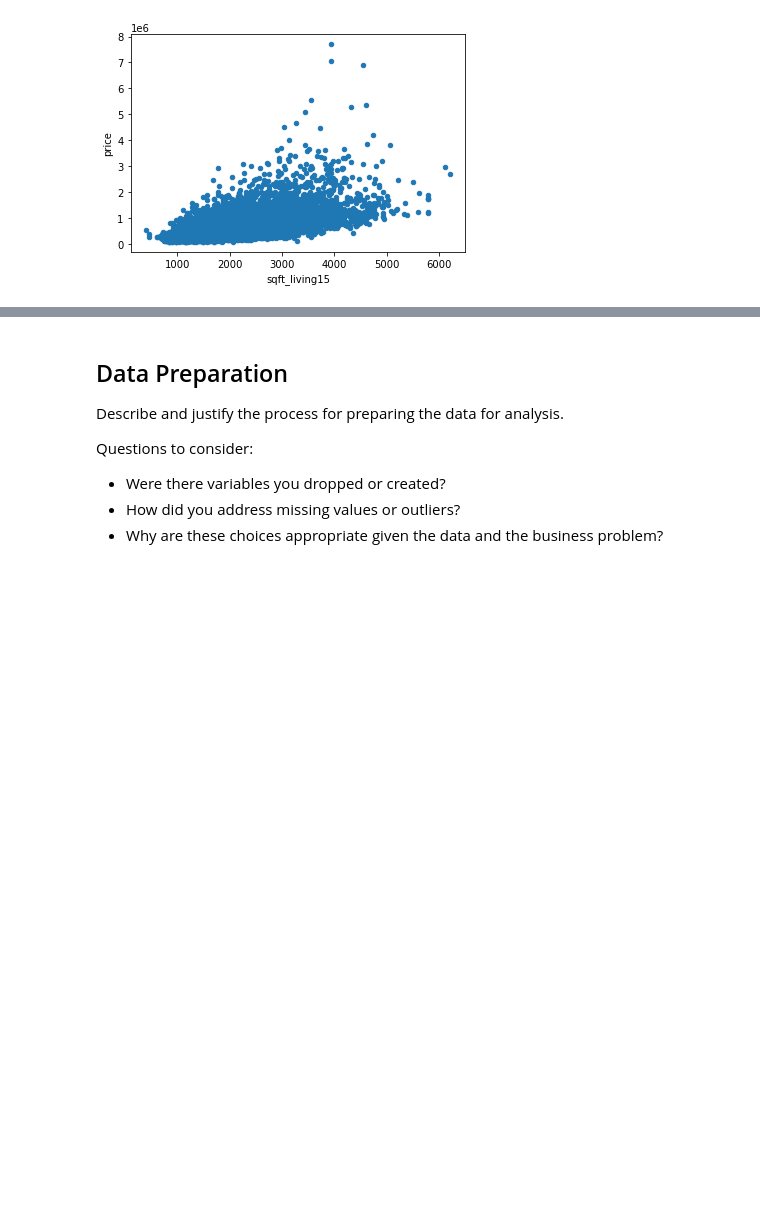
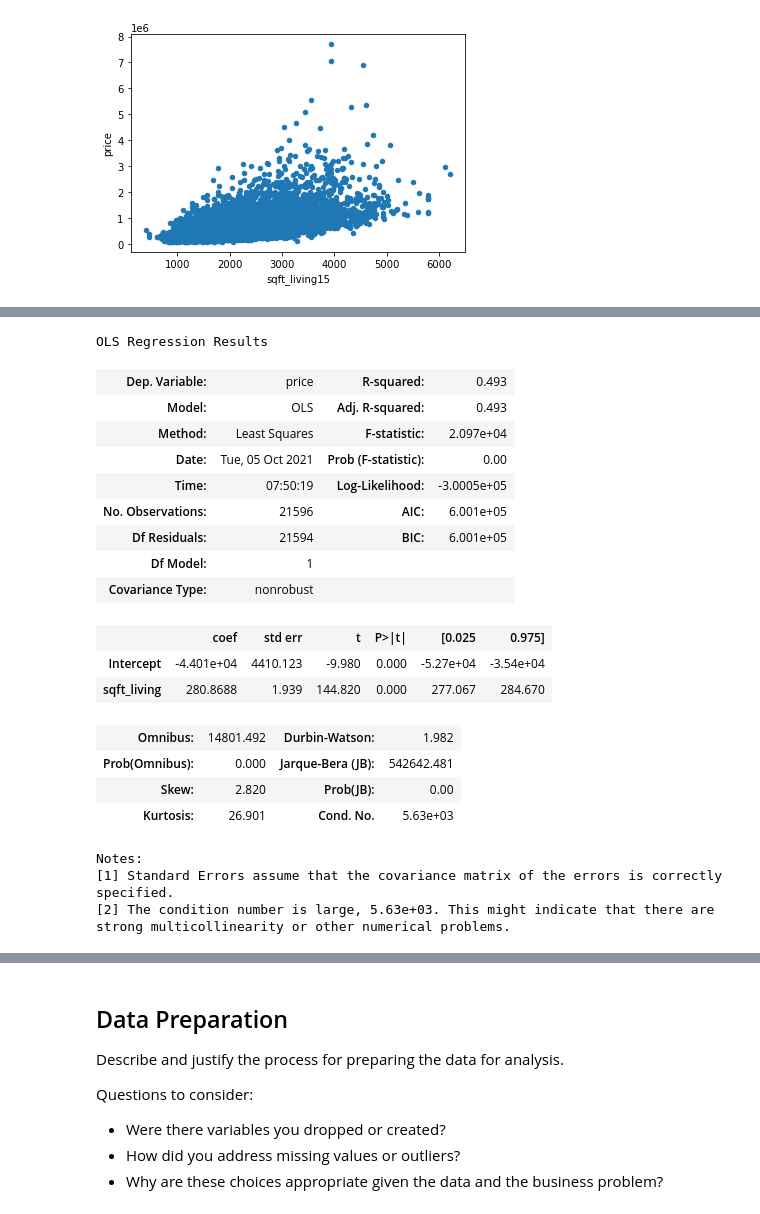
Before and after one commit to Shoemaker703/home_sales_analysis_project, a Jupyter notebook: notebooks/Scott S/Project2ScottS.ipynb, the cells around one changed output, grey strips where cells are left out. Saved outputs shown, nothing was run; the diff lists cells and outputs as text; code cells hidden in the pictures; blank space fills up the shorter version.

```diff
--- a/notebooks/Scott S/Project2ScottS.ipynb
+++ b/notebooks/Scott S/Project2ScottS.ipynb
@@ -345,0 +437,27 @@ bed_data.plot.scatter(x='bedrooms', y='price');
+# %%
+# R2 value not super high, but unfortunately this is the best we've got (.493)
+f_1 = 'price~sqft_living'
+model = ols(formula=f_1, data=df).fit()
+model.summary()
+# %% [output]
+OLS Regression Results
+| Dep. Variable: | price | R-squared: | 0.493 |
+| Model: | OLS | Adj. R-squared: | 0.493 |
+| Method: | Least Squares | F-statistic: | 2.097e+04 |
+| Date: | Tue, 05 Oct 2021 | Prob (F-statistic): | 0.00 |
+| Time: | 07:50:19 | Log-Likelihood: | -3.0005e+05 |
+| No. Observations: | 21596 | AIC: | 6.001e+05 |
+| Df Residuals: | 21594 | BIC: | 6.001e+05 |
+| Df Model: | 1 |  |  |
+| Covariance Type: | nonrobust |  |  |
+|  | coef | std err | t | P>|t| | [0.025 | 0.975] |
+| Intercept | -4.401e+04 | 4410.123 | -9.980 | 0.000 | -5.27e+04 | -3.54e+04 |
+| sqft_living | 280.8688 | 1.939 | 144.820 | 0.000 | 277.067 | 284.670 |
+| Omnibus: | 14801.492 | Durbin-Watson: | 1.982 |
+| Prob(Omnibus): | 0.000 | Jarque-Bera (JB): | 542642.481 |
+| Skew: | 2.820 | Prob(JB): | 0.00 |
+| Kurtosis: | 26.901 | Cond. No. | 5.63e+03 |
+Notes:
+[1] Standard Errors assume that the covariance matrix of the errors is correctly specified.
+[2] The condition number is large, 5.63e+03. This might indicate that there are
+strong multicollinearity or other numerical problems.
```
Also changed, not shown: parts of 18 cells of this notebook.
